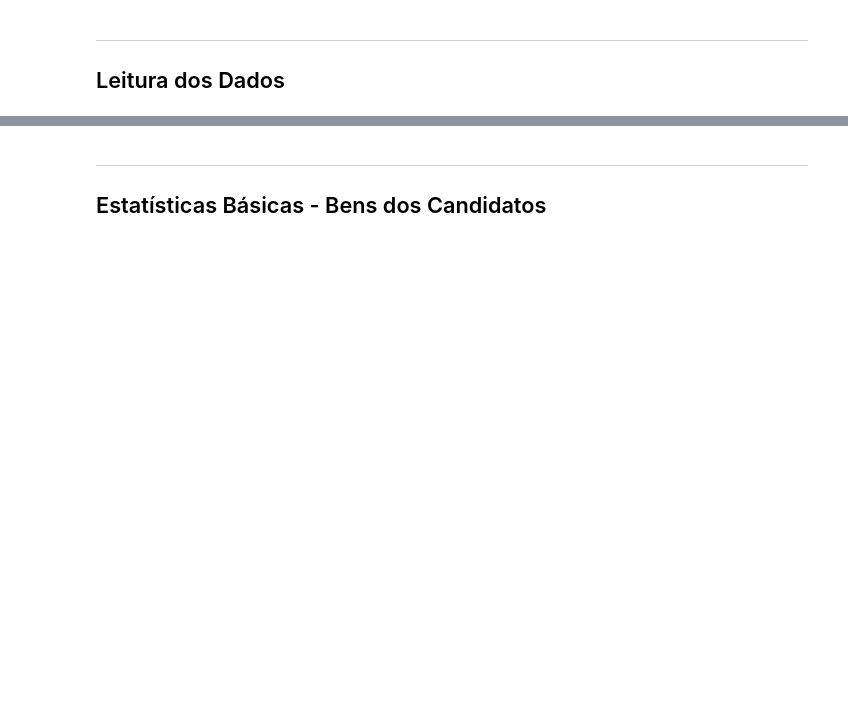
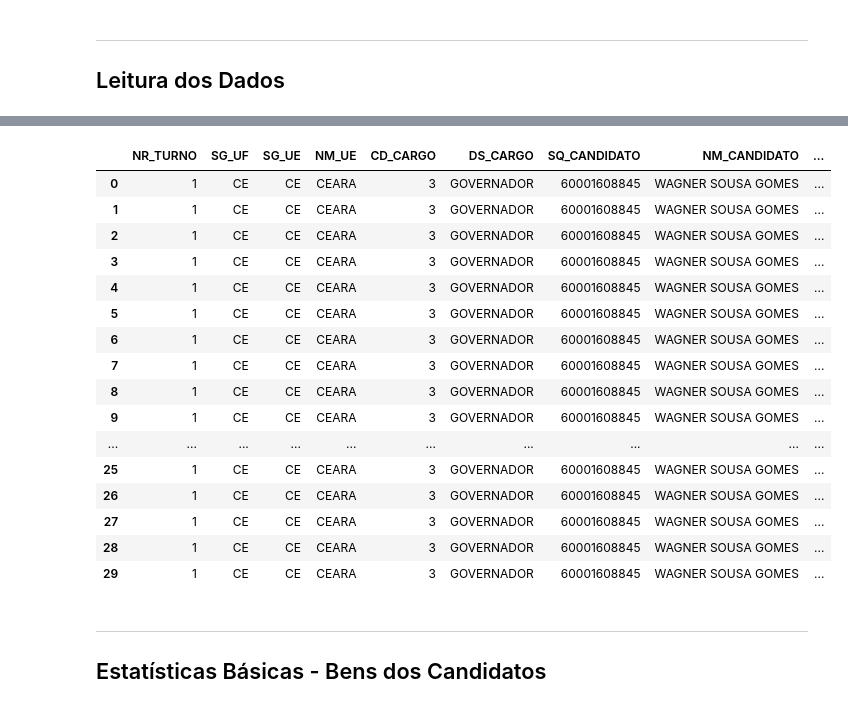
Before and after one commit to LucasTBandeira/GovAnalysis, a Jupyter notebook: eda.ipynb, the cells around one changed output, grey strips where cells are left out. Drawn from its saved outputs; the diff is of its cells as text; code cells hidden in the pictures; blank space fills up the shorter version.

```diff
--- a/eda.ipynb
+++ b/eda.ipynb
@@ -15,7 +29,25 @@ df_despesas.head()
 # %%
 # Leitura do dataset (limpo) de receitas dos candidatos
 df_votacao = pd.read_csv('data/cleaned/votacao_nominal_brasil.csv', sep=';', encoding='utf-8')
-df_votacao.head()
+df_votacao.head(30)
+# %% [output]
+|  | NR_TURNO | SG_UF | SG_UE | NM_UE | CD_CARGO | DS_CARGO | SQ_CANDIDATO | NM_CANDIDATO | ... |
+| 0 | 1 | CE | CE | CEARA | 3 | GOVERNADOR | 60001608845 | WAGNER SOUSA GOMES | ... |
+| 1 | 1 | CE | CE | CEARA | 3 | GOVERNADOR | 60001608845 | WAGNER SOUSA GOMES | ... |
+| 2 | 1 | CE | CE | CEARA | 3 | GOVERNADOR | 60001608845 | WAGNER SOUSA GOMES | ... |
+| 3 | 1 | CE | CE | CEARA | 3 | GOVERNADOR | 60001608845 | WAGNER SOUSA GOMES | ... |
+| 4 | 1 | CE | CE | CEARA | 3 | GOVERNADOR | 60001608845 | WAGNER SOUSA GOMES | ... |
+| 5 | 1 | CE | CE | CEARA | 3 | GOVERNADOR | 60001608845 | WAGNER SOUSA GOMES | ... |
+| 6 | 1 | CE | CE | CEARA | 3 | GOVERNADOR | 60001608845 | WAGNER SOUSA GOMES | ... |
+| 7 | 1 | CE | CE | CEARA | 3 | GOVERNADOR | 60001608845 | WAGNER SOUSA GOMES | ... |
+| 8 | 1 | CE | CE | CEARA | 3 | GOVERNADOR | 60001608845 | WAGNER SOUSA GOMES | ... |
+| 9 | 1 | CE | CE | CEARA | 3 | GOVERNADOR | 60001608845 | WAGNER SOUSA GOMES | ... |
+| ... | ... | ... | ... | ... | ... | ... | ... | ... | ... |
+| 25 | 1 | CE | CE | CEARA | 3 | GOVERNADOR | 60001608845 | WAGNER SOUSA GOMES | ... |
+| 26 | 1 | CE | CE | CEARA | 3 | GOVERNADOR | 60001608845 | WAGNER SOUSA GOMES | ... |
+| 27 | 1 | CE | CE | CEARA | 3 | GOVERNADOR | 60001608845 | WAGNER SOUSA GOMES | ... |
+| 28 | 1 | CE | CE | CEARA | 3 | GOVERNADOR | 60001608845 | WAGNER SOUSA GOMES | ... |
+| 29 | 1 | CE | CE | CEARA | 3 | GOVERNADOR | 60001608845 | WAGNER SOUSA GOMES | ... |
 # %% [markdown]
 ---
 ## Estatísticas Básicas - Bens dos Candidatos
```
Also changed, not shown: parts of 11 cells of this notebook.
